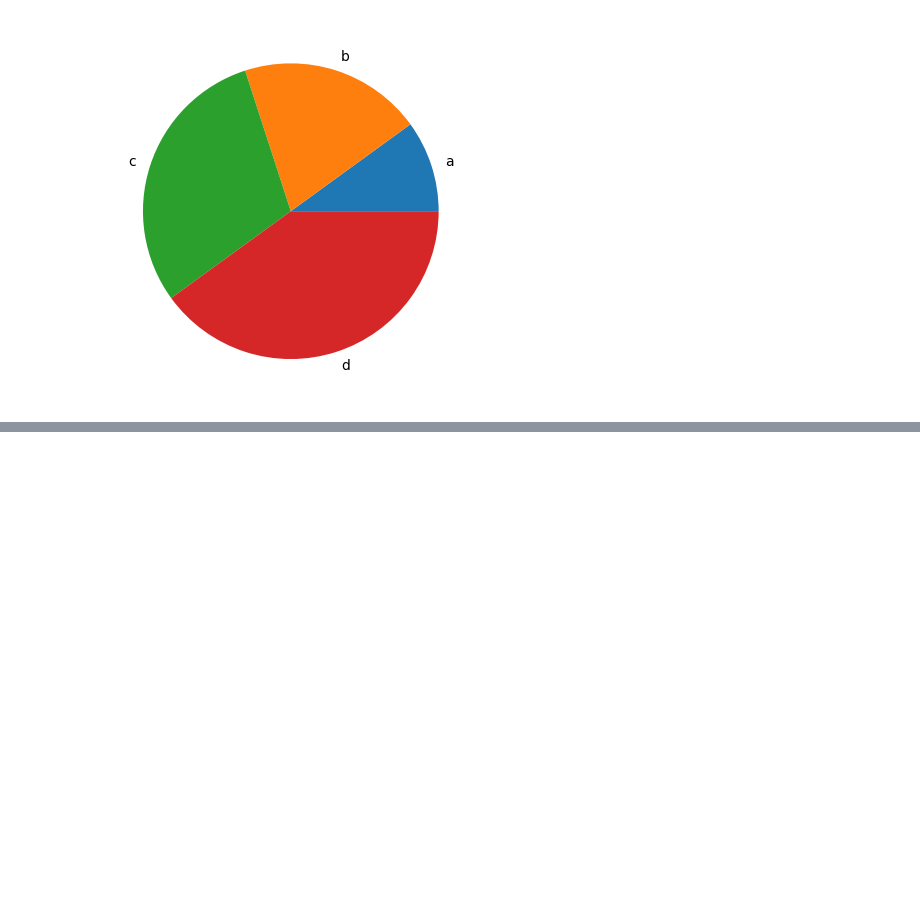
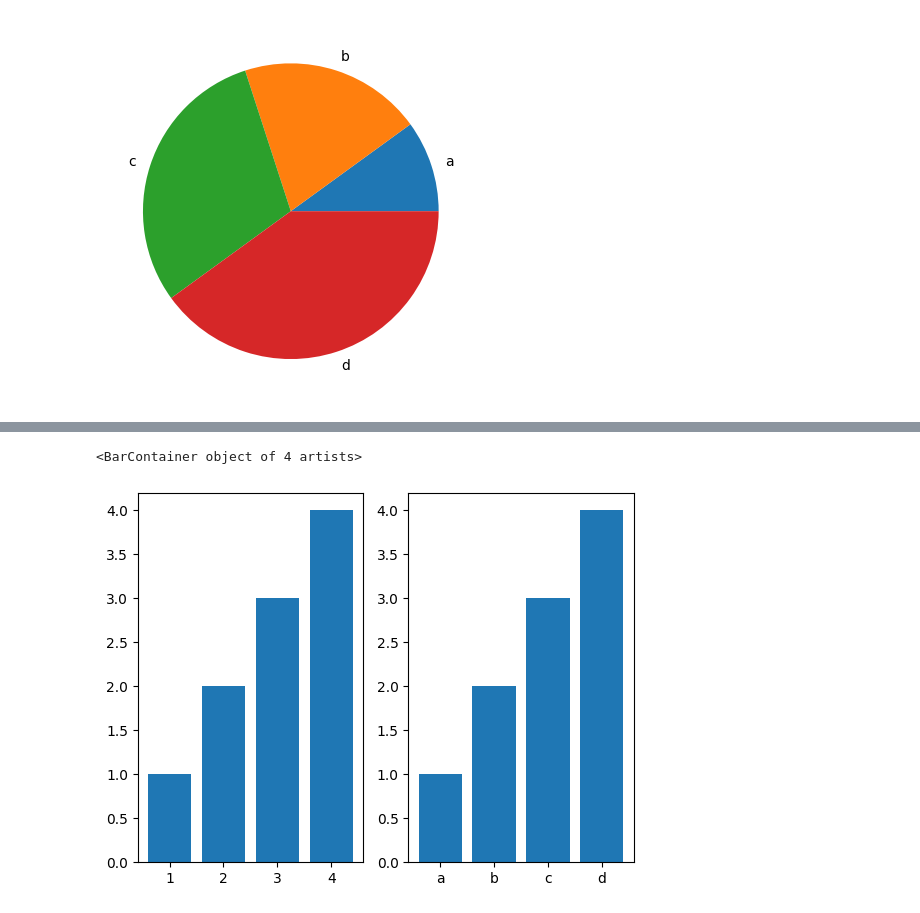
Before and after one commit to vcdemy/20240416, a Jupyter notebook: 2040416筆記.ipynb, the cells around one changed output, grey strips where cells are left out. Saved outputs shown, nothing was run; the diff lists cells and outputs as text; code cells hidden in the pictures; blank space fills up the shorter version.

```diff
--- a/2040416筆記.ipynb
+++ b/2040416筆記.ipynb
@@ -477,0 +490,8 @@ plt.pie(x, labels=list('abcd'));
+# %%
+plt.subplot(1, 2, 1)
+plt.bar(x, x)
+plt.subplot(1, 2, 2)
+plt.bar(list('abcd'), x)
+# %% [output]
+<BarContainer object of 4 artists>
+[figure, added]
```
Also changed, not shown: parts of 3 cells of this notebook.
